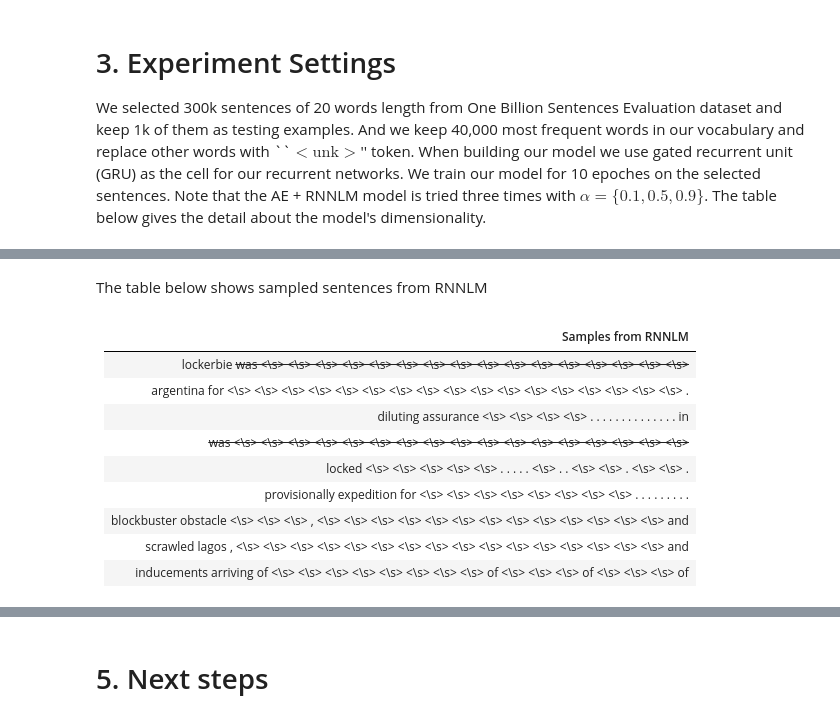
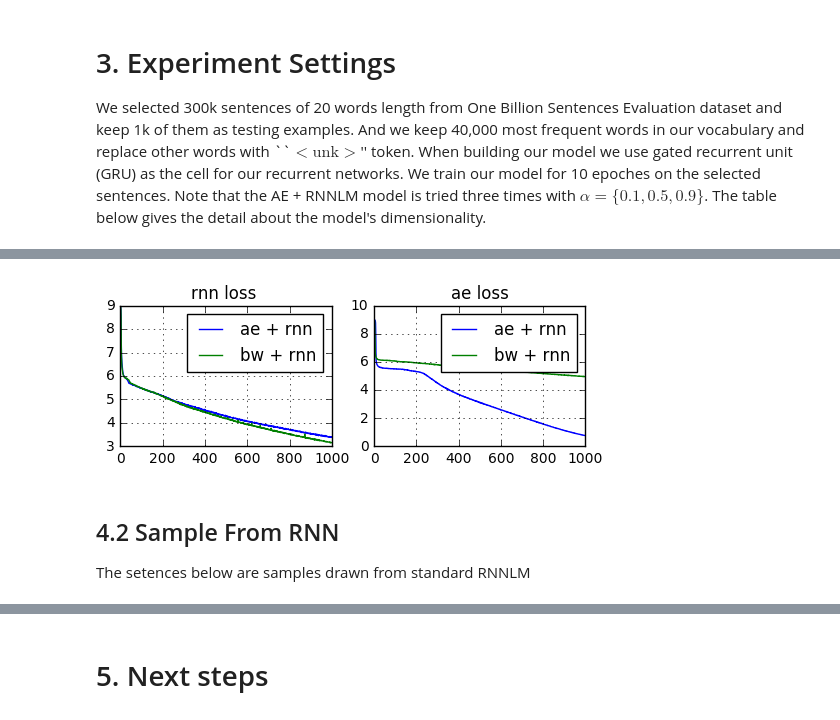
Before and after one commit to maodayezheng/GlobalEncoding, a Jupyter notebook: LanguageModelling_results_26062017.ipynb, the cells around one changed output, grey strips where cells are left out. Cells and saved outputs as stored; diff of their text form; code cells hidden in the pictures.

Commit message:
update visualization

```diff
--- a/LanguageModelling_results_26062017.ipynb
+++ b/LanguageModelling_results_26062017.ipynb
@@ -32,3 +3,17 @@ for f in files:
+# %%
+import numpy as np
+from matplotlib import pyplot as plt
+import os
+ae_ae_loss = np.load("visualization/ae_ae_loss.npy")
+ae_ae_loss = np.mean(ae_ae_loss.reshape(1000, 100), axis=-1)
+ae_rnn_loss = np.load("visualization/ae_rnn_loss.npy")
+ae_rnn_loss = np.mean(ae_rnn_loss.reshape(1000, 100), axis=-1)
+bow_ae_loss = np.load("visualization/bow_ae_loss.npy")
+bow_ae_loss = np.mean(bow_ae_loss.reshape(1000, 100), axis=-1)
+bow_rnn_loss = np.load("visualization/bow_rnn_loss.npy")
+bow_rnn_loss = np.mean(bow_rnn_loss.reshape(1000, 100), axis=-1)
+rnn_loss = np.load("visualization/rnn_loss.npy")
+rnn_loss = np.mean(rnn_loss.reshape(1000, 100), axis=-1)
 # %% [markdown]
 # 1. Recurrent Neural Language Model
 
@@ -164,14 +97,28 @@ Table below shows the output predictions of AE + RNN with sentences given to aut
-# %% [markdown]
-The table below shows sampled sentences from RNNLM
-# %% [markdown]
-|       Samples from RNNLM  |
- |-------------------------|
-|lockerbie <s> <s> <s> was <\s> <\s> <\s> <\s> <\s> <\s> <\s> <\s> <\s> <\s> <\s> <\s> <\s> <\s> <\s> <\s>|
-|argentina for <\s> <\s> <\s> <\s> <\s> <\s> <\s> <\s> <\s> <\s> <\s> <\s> <\s> <\s> <\s> <\s> <\s> . <s> |
-|diluting assurance <\s> <\s> <\s> <\s> . . . . . . . . . . . . . . in|
-|<s> <s> <s> was <\s> <\s> <\s> <\s> <\s> <\s> <\s> <\s> <\s> <\s> <\s> <\s> <\s> <\s> <\s> <\s> <\s>|
-|locked <\s> <\s> <\s> <\s> <\s> . . . . . <\s> . . <\s> <\s> . <\s> <\s> . <s> |
-|provisionally expedition for <\s> <\s> <\s> <\s> <\s> <\s> <\s> <\s> . . . . . . . . . <s>|
-|blockbuster obstacle <\s> <\s> <\s> , <\s> <\s> <\s> <\s> <\s> <\s> <\s> <\s> <\s> <\s> <\s> <\s> <\s> and <s>|
-|scrawled lagos , <\s> <\s> <\s> <\s> <\s> <\s> <\s> <\s> <\s> <\s> <\s> <\s> <\s> <\s> <\s> <\s> and <s>|
-|inducements arriving of <\s> <\s> <\s> <\s> <\s> <\s> <\s> <\s> of <\s> <\s> <\s> of <\s> <\s> <\s> of <s>|
+# %%
+plt.figure(1)
+
+# linear
+plt.subplot(221)
+plt.plot(ae_rnn_loss, label="ae + rnn")
+plt.plot(bow_rnn_loss, label="bw + rnn")
+plt.yscale('linear')
+plt.title('rnn loss ')
+plt.legend()
+plt.grid(True)
+
+
+# log
+plt.subplot(222)
+plt.plot(ae_ae_loss, label="ae + rnn")
+plt.plot(bow_ae_loss, label="bw + rnn")
+plt.yscale('linear')
+plt.title('ae loss')
+plt.legend()
+plt.grid(True)
+
+plt.show()
+# %% [output]
+[figure, added]
+# %% [markdown]
+## 4.2 Sample From RNN
+The setences below are samples drawn from standard RNNLM
```
Also changed, not shown: parts of 14 cells of this notebook, 8 other files.
